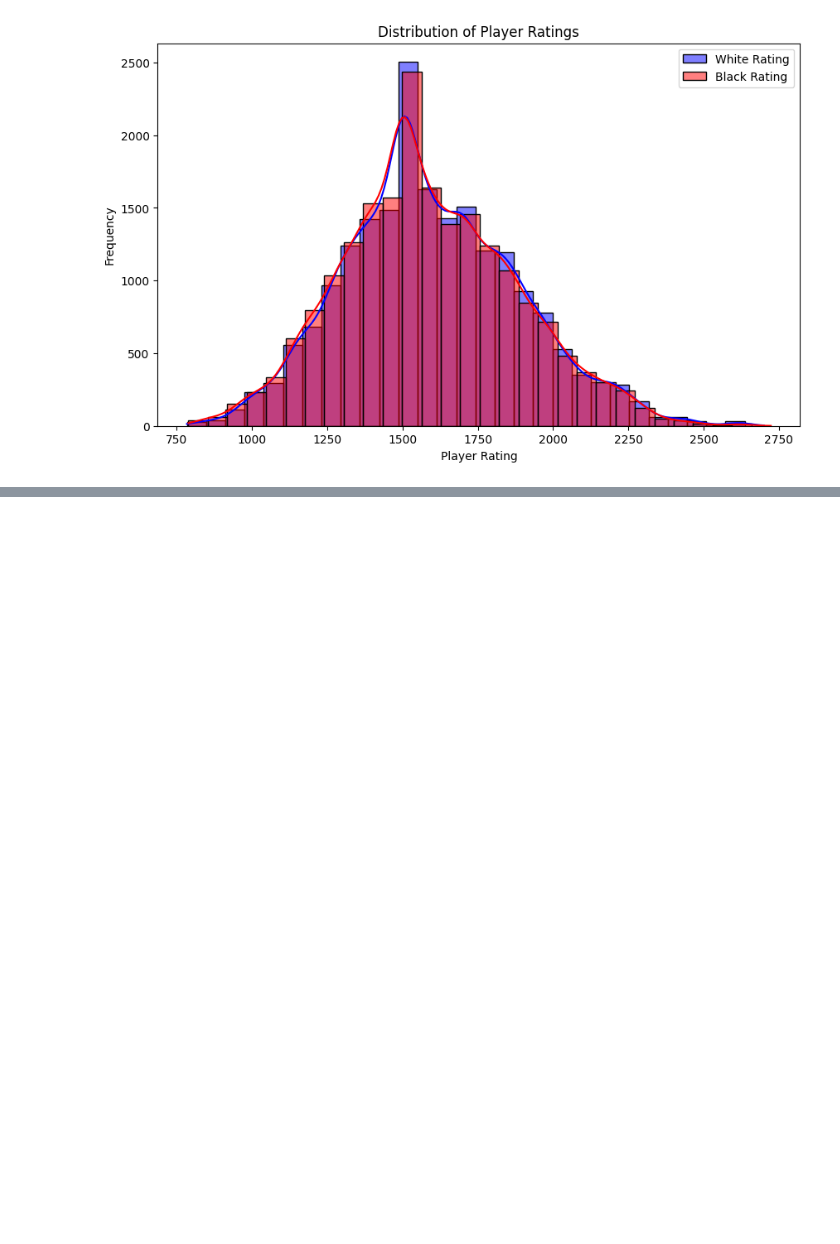
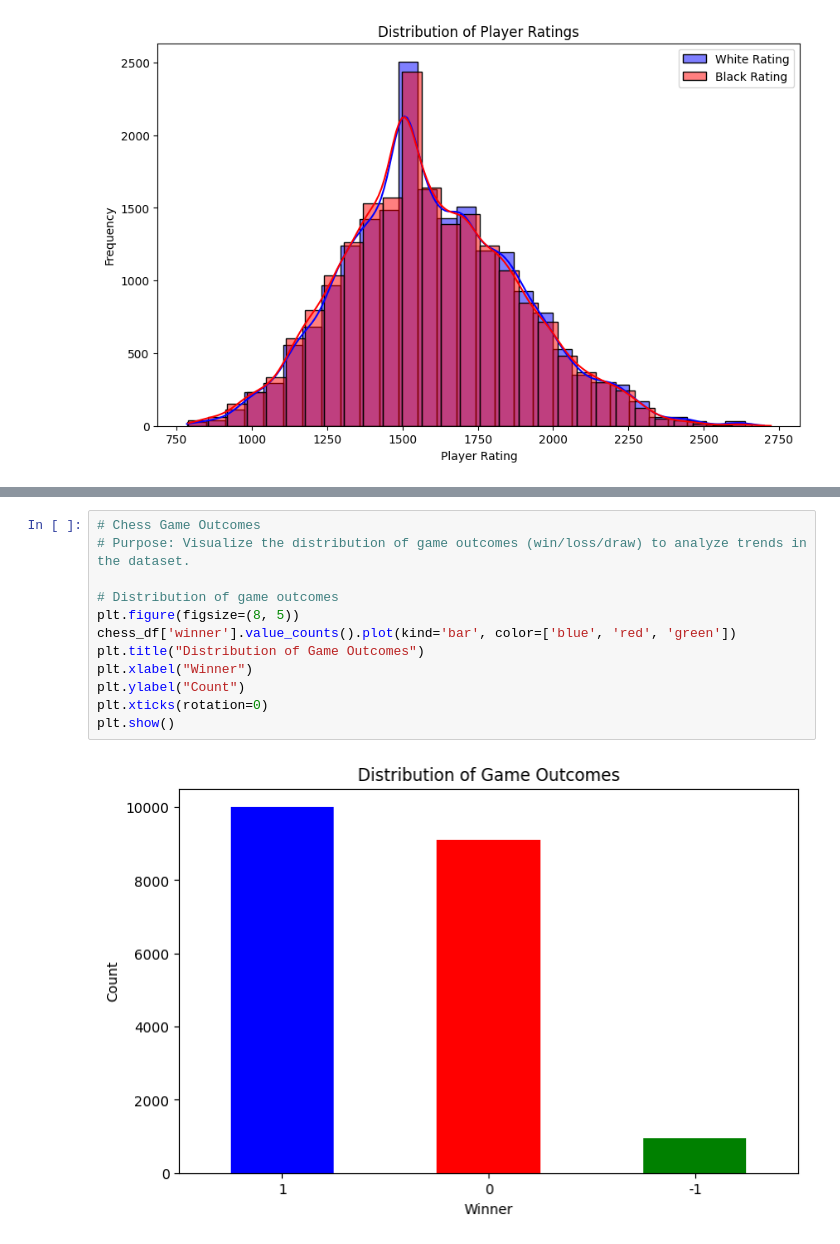
Before and after one commit to MiltonGreat/Chess-Game-Strategy, a Jupyter notebook: Chess Game AI.ipynb, the cells around one changed output, grey strips where cells are left out. Drawn from its saved outputs; the diff is of its cells as text; blank space fills up the shorter version.

```diff
--- a/Chess Game AI.ipynb
+++ b/Chess Game AI.ipynb
@@ -398,3 +409,17 @@ R N B Q K B N R
 Game over.
 Total moves: 1
 Cumulative reward: -10
+# %%
+# Chess Game Outcomes
+# Purpose: Visualize the distribution of game outcomes (win/loss/draw) to analyze trends in the dataset.
+
+# Distribution of game outcomes
+plt.figure(figsize=(8, 5))
+chess_df['winner'].value_counts().plot(kind='bar', color=['blue', 'red', 'green'])
+plt.title("Distribution of Game Outcomes")
+plt.xlabel("Winner")
+plt.ylabel("Count")
+plt.xticks(rotation=0)
+plt.show()
+# %% [output]
+[figure, added]
```
Also changed, not shown: parts of 8 cells of this notebook.
